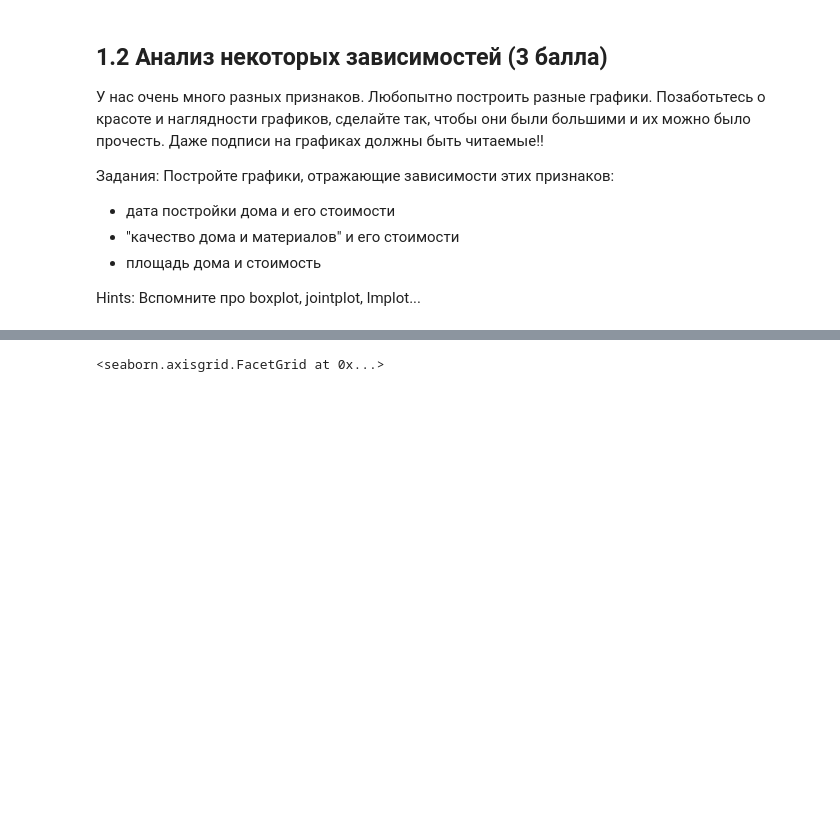
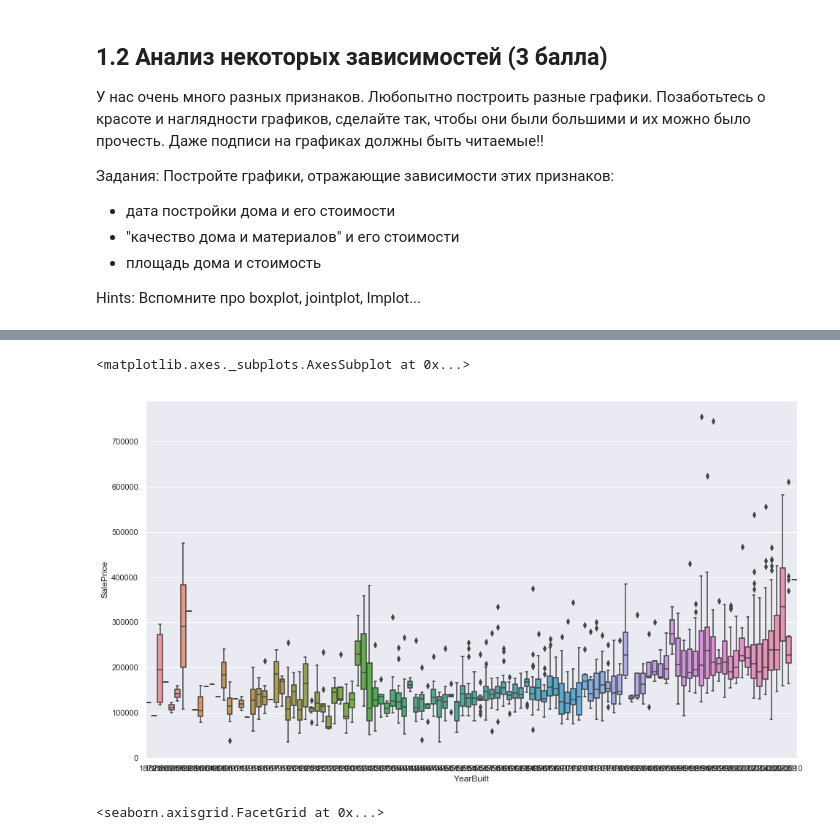
Before and after one commit to KaratsevN/ML-course-by-7-bits, a Jupyter notebook: week6/workshop/week06_workshop_06-01-linear-regression-homework.ipynb, the cells around one changed output, grey strips where cells are left out. Cells and saved outputs as stored; diff of their text form; code cells hidden in the pictures; blank space fills up the shorter version.

```diff
--- a/week6/workshop/week06_workshop_06-01-linear-regression-homework.ipynb
+++ b/week6/workshop/week06_workshop_06-01-linear-regression-homework.ipynb
@@ -191,3 +199,10 @@ sns.boxplot(y=df['YearBuilt'], x=df['OverallQual'])
+# %%
+fig, ax = plt.subplots(figsize=(16,9))
+
+sns.boxplot(data=df, x='YearBuilt', y='SalePrice', ax=ax)
+# %% [output]
+<matplotlib.axes._subplots.AxesSubplot at 0x...>
+[figure, added]
 # %%
 sns.lmplot(data = df, y = 'LotArea', x = 'SalePrice')
 # %% [output]
```
Also changed, not shown: parts of 28 cells of this notebook, 4 other files.
